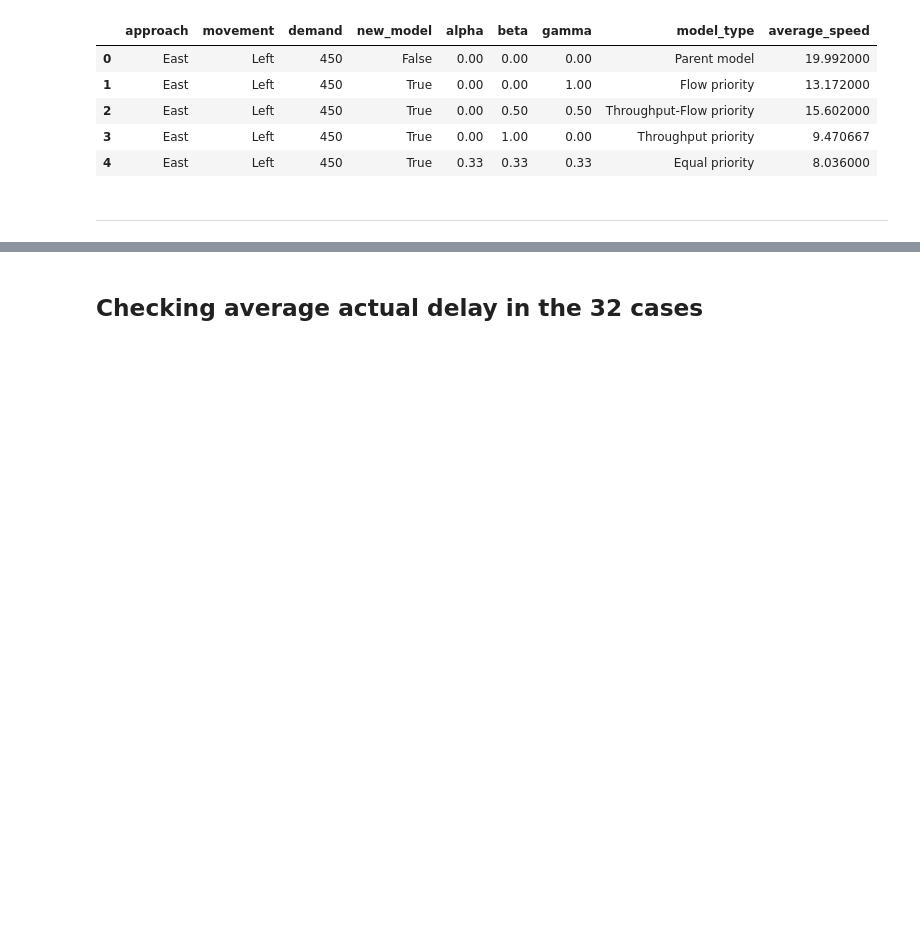
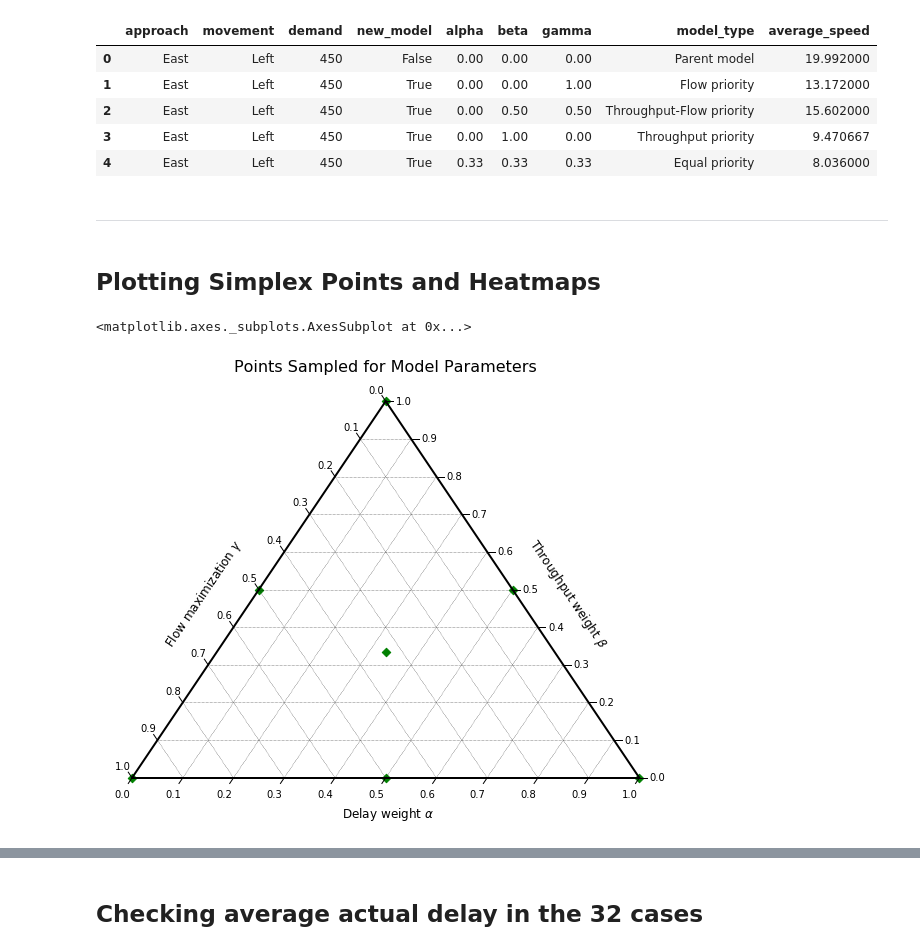
Before and after one commit to DEGABGED/ctm_data_processing, a Jupyter notebook: Analysis of Aggregate Results.ipynb, the cells around one changed output, grey strips where cells are left out. Drawn from its saved outputs; the diff is of its cells as text; code cells hidden in the pictures; blank space fills up the shorter version.

```diff
--- a/Analysis of Aggregate Results.ipynb
+++ b/Analysis of Aggregate Results.ipynb
@@ -168,3 +184,52 @@ df_ave_speed.head()
 | 4 | East | Left | 450 | True | 0.33 | 0.33 | 0.33 | Equal priority | 8.036000 |
 # %% [markdown]
 ---
+# %% [markdown]
+## Plotting Simplex Points and Heatmaps
+# %%
+scale = 1.0
+mult = 0.1
+
+df_milp_simplex = pd.read_pickle(DF_PATH + 'results_simplex_d450.pkl')
+# %%
+fig, tax = ternary.figure(scale=scale)
+fig.set_size_inches(10, 8)
+
+tax.boundary(linewidth=2.0)
+tax.gridlines(color="black", multiple=mult)
+
+tax.set_title("Points Sampled for Model Parameters", fontsize=16, pad=15)
+tax.bottom_axis_label("Delay weight $\\alpha$", fontsize=12, offset=-0.02)
+tax.right_axis_label("Throughput weight $\\beta$", fontsize=12, offset=0.12)
+tax.left_axis_label("Flow maximization $\\gamma$", fontsize=12, offset=0.12)
+
+tax.ticks(axis='lbr', linewidth=1, multiple=mult, tick_formats="%.1f", offset=0.015)
+tax.clear_matplotlib_ticks()
+tax.get_axes().axis('off')
+tax._redraw_labels()
+
+#tax.heatmap(obj_dict, style="triangular", cbarlabel="Computed Objective Value")
+
+point1=[
+    (8, 1, 1),
+    (1, 8, 1),
+    (1, 1, 8),
+    (4.5, 4.5, 1),
+    (1, 4.5, 4.5),
+    (4.5, 1, 4.5),
+    (10.0/3.0, 10.0/3.0, 10.0/3.0),
+]
+
+point2=[
+    (1, 0, 0),
+    (0, 1, 0),
+    (0, 0, 1),
+    (0.5, 0.5, 0),
+    (0, 0.5, 0.5),
+    (0.5, 0, 0.5),
+    (1.0/3.0, 1.0/3.0, 1.0/3.0)
+]
+tax.scatter(point2, marker='D', color='green', label=r"$(\frac{1}{3},\frac{2}{3},0)$")
+# %% [output]
+<matplotlib.axes._subplots.AxesSubplot at 0x...>
+[figure, added]
```
Also changed, not shown: parts of 7 cells of this notebook.
